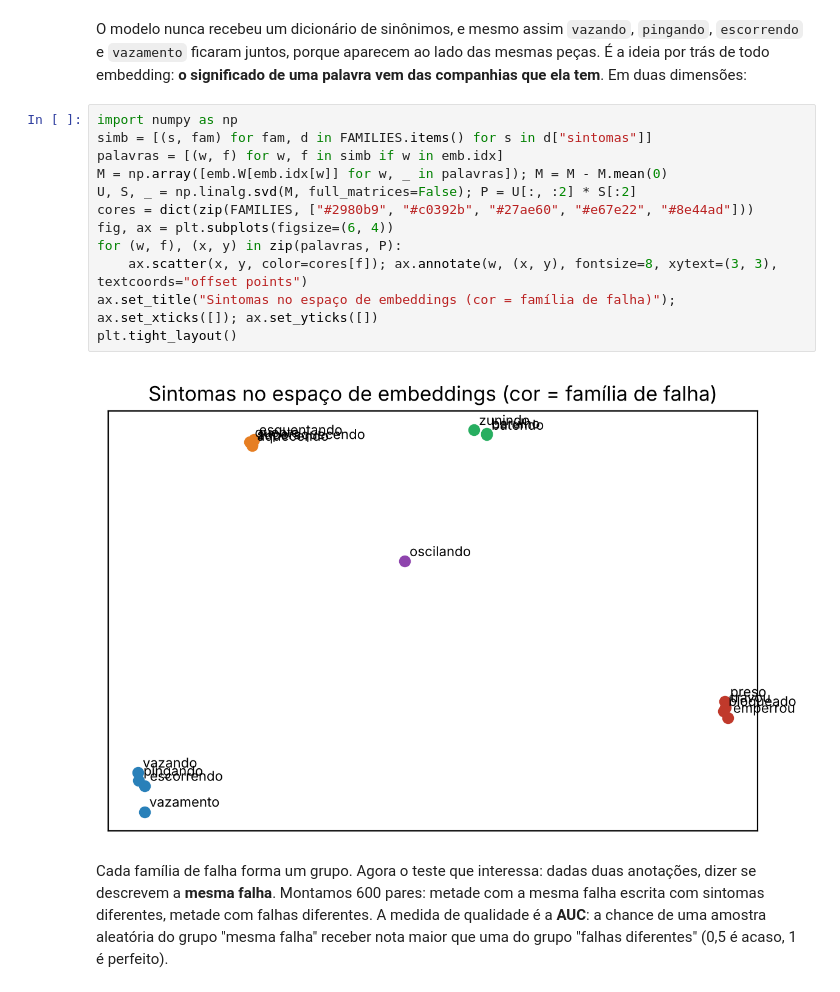
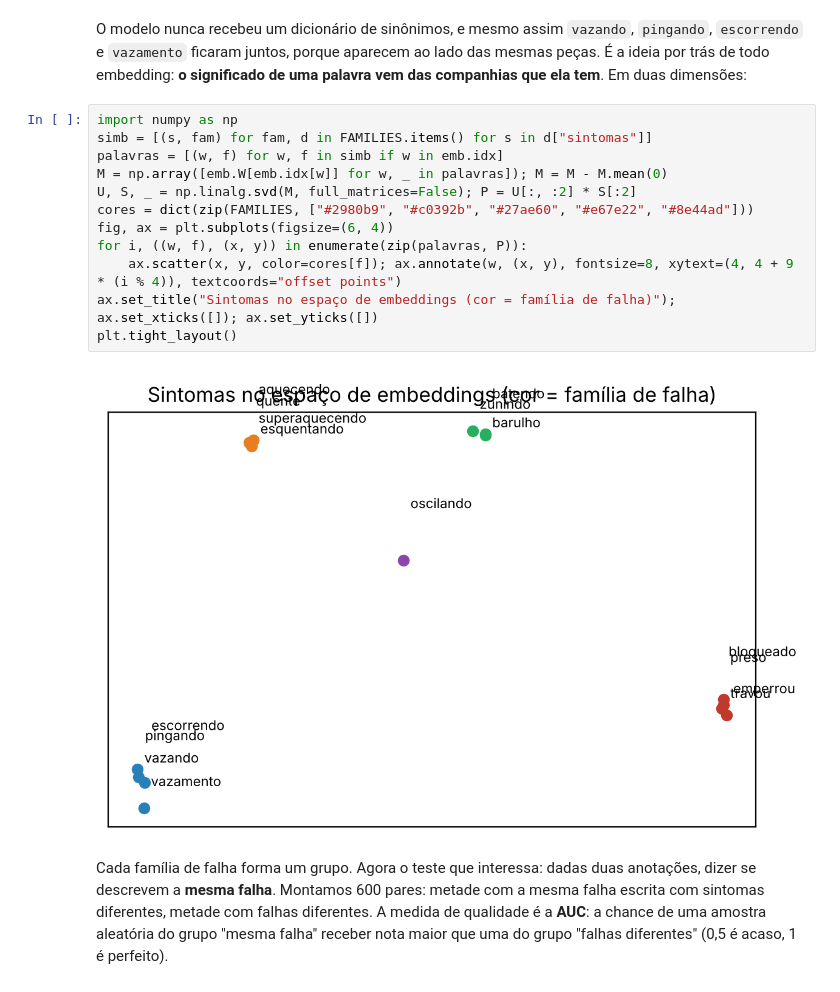
Before and after one commit to MatheusEduGarcia/ai-engineering-industrial, a Jupyter notebook: notebooks/03_como_saber_se_esta_bom.ipynb, the cells around one changed output. Drawn from its saved outputs; the diff is of its cells as text.

Commit message:
Chapter 3: regenerate notebook with revised figures
Co-Authored-By: Claude Sonnet 5.5 <noreply@anthropic.com>
Claude-Session: https://claude.ai/code/session_01BJwjG11uHKeLzwfZyx5eVa

```diff
--- a/notebooks/03_como_saber_se_esta_bom.ipynb
+++ b/notebooks/03_como_saber_se_esta_bom.ipynb
@@ -279,17 +279,17 @@ O modelo nunca recebeu um dicionário de sinônimos, e mesmo assim `vazando`, `p
 # %%
 import numpy as np
 simb = [(s, fam) for fam, d in FAMILIES.items() for s in d["sintomas"]]
 palavras = [(w, f) for w, f in simb if w in emb.idx]
 M = np.array([emb.W[emb.idx[w]] for w, _ in palavras]); M = M - M.mean(0)
 U, S, _ = np.linalg.svd(M, full_matrices=False); P = U[:, :2] * S[:2]
 cores = dict(zip(FAMILIES, ["#2980b9", "#c0392b", "#27ae60", "#e67e22", "#8e44ad"]))
 fig, ax = plt.subplots(figsize=(6, 4))
-for (w, f), (x, y) in zip(palavras, P):
-    ax.scatter(x, y, color=cores[f]); ax.annotate(w, (x, y), fontsize=8, xytext=(3, 3), textcoords="offset points")
+for i, ((w, f), (x, y)) in enumerate(zip(palavras, P)):
+    ax.scatter(x, y, color=cores[f]); ax.annotate(w, (x, y), fontsize=8, xytext=(4, 4 + 9 * (i % 4)), textcoords="offset points")
 ax.set_title("Sintomas no espaço de embeddings (cor = família de falha)"); ax.set_xticks([]); ax.set_yticks([])
 plt.tight_layout()
 # %% [output]
-[figure, old version]
+[figure, new version]
 # %% [markdown]
 Cada família de falha forma um grupo. Agora o teste que interessa: dadas duas anotações, dizer se descrevem a **mesma falha**. Montamos 600 pares: metade com a mesma falha escrita com sintomas diferentes, metade com falhas diferentes. A medida de qualidade é a **AUC**: a chance de uma amostra aleatória do grupo "mesma falha" receber nota maior que uma do grupo "falhas diferentes" (0,5 é acaso, 1 é perfeito).
 # %%
```
Also changed, not shown: parts of 5 cells of this notebook.
